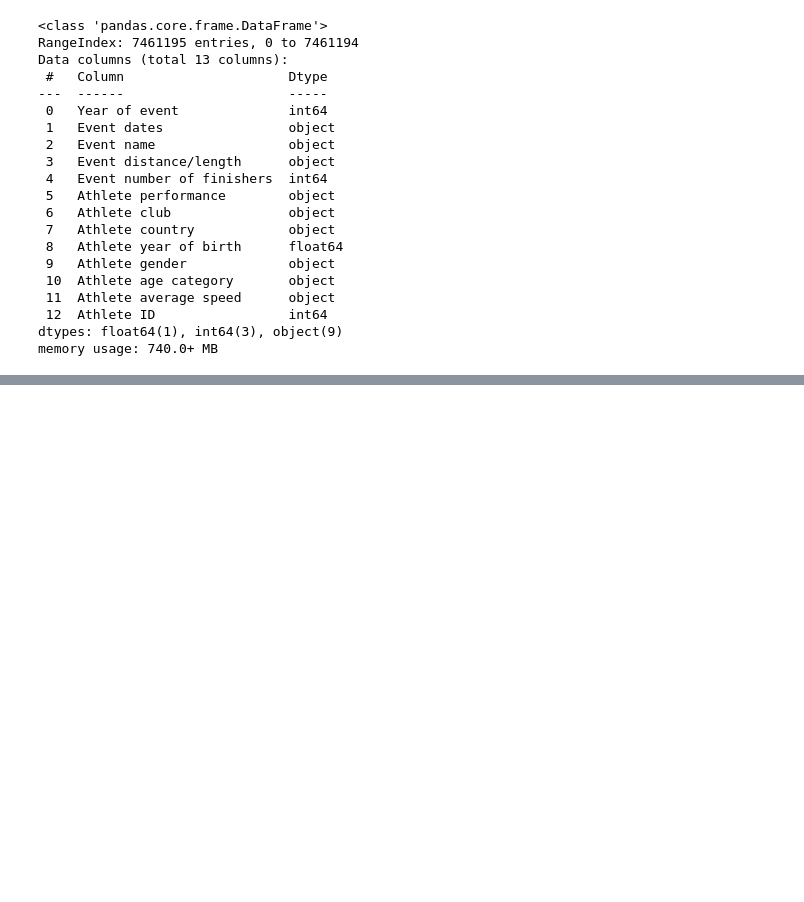
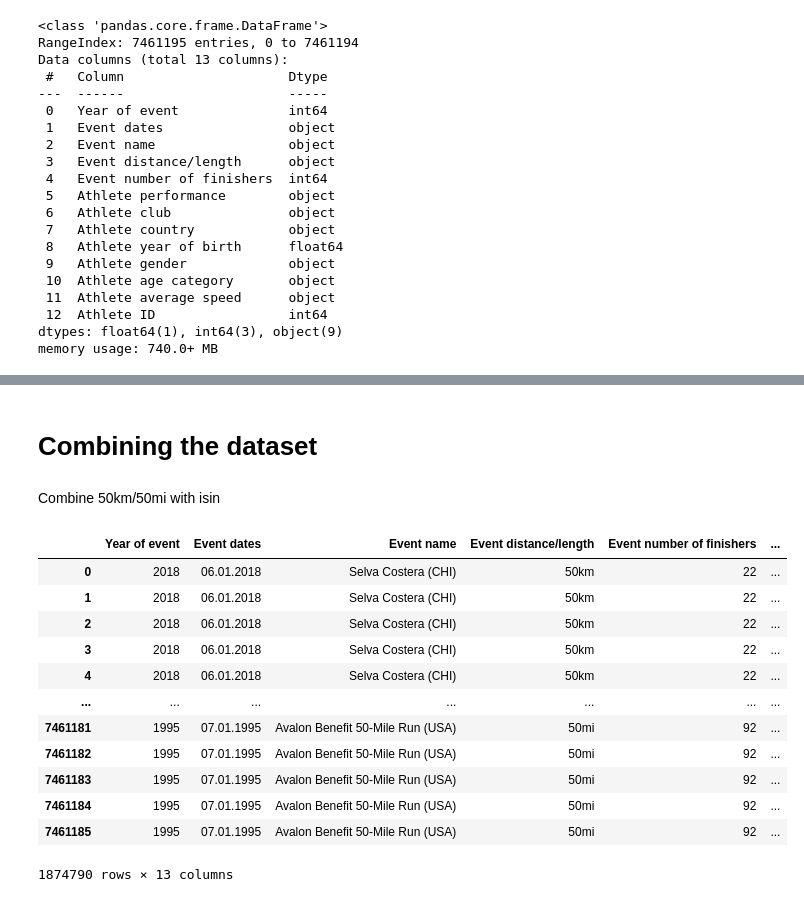
Before and after one commit to SimranaSinha/Python_Projects, a Jupyter notebook: Ultra_Marathon_Running.ipynb, the cells around one changed output, grey strips where cells are left out. Cells and saved outputs as stored; diff of their text form; code cells hidden in the pictures; blank space fills up the shorter version.

```diff
--- a/Ultra_Marathon_Running.ipynb
+++ b/Ultra_Marathon_Running.ipynb
@@ -67,0 +127,20 @@ memory usage: 740.0+ MB
+# %% [markdown]
+# Combining the dataset
+# %% [markdown]
+Combine 50km/50mi with isin
+# %%
+data[data['Event distance/length'].isin(['50km','50mi'])]
+# %% [output]
+|  | Year of event | Event dates | Event name | Event distance/length | Event number of finishers | ... |
+| 0 | 2018 | 06.01.2018 | Selva Costera (CHI) | 50km | 22 | ... |
+| 1 | 2018 | 06.01.2018 | Selva Costera (CHI) | 50km | 22 | ... |
+| 2 | 2018 | 06.01.2018 | Selva Costera (CHI) | 50km | 22 | ... |
+| 3 | 2018 | 06.01.2018 | Selva Costera (CHI) | 50km | 22 | ... |
+| 4 | 2018 | 06.01.2018 | Selva Costera (CHI) | 50km | 22 | ... |
+| ... | ... | ... | ... | ... | ... | ... |
+| 7461181 | 1995 | 07.01.1995 | Avalon Benefit 50-Mile Run (USA) | 50mi | 92 | ... |
+| 7461182 | 1995 | 07.01.1995 | Avalon Benefit 50-Mile Run (USA) | 50mi | 92 | ... |
+| 7461183 | 1995 | 07.01.1995 | Avalon Benefit 50-Mile Run (USA) | 50mi | 92 | ... |
+| 7461184 | 1995 | 07.01.1995 | Avalon Benefit 50-Mile Run (USA) | 50mi | 92 | ... |
+| 7461185 | 1995 | 07.01.1995 | Avalon Benefit 50-Mile Run (USA) | 50mi | 92 | ... |
+1874790 rows × 13 columns
```
Also changed, not shown: parts of 16 cells of this notebook.
